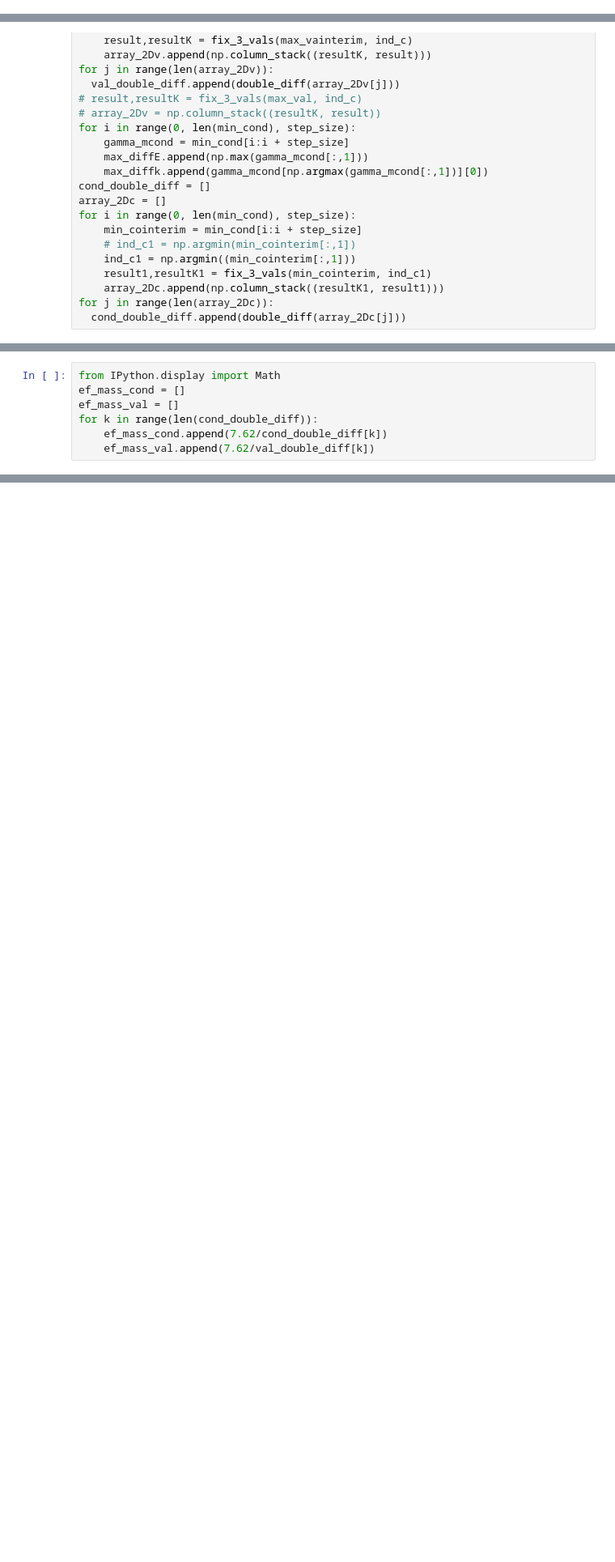
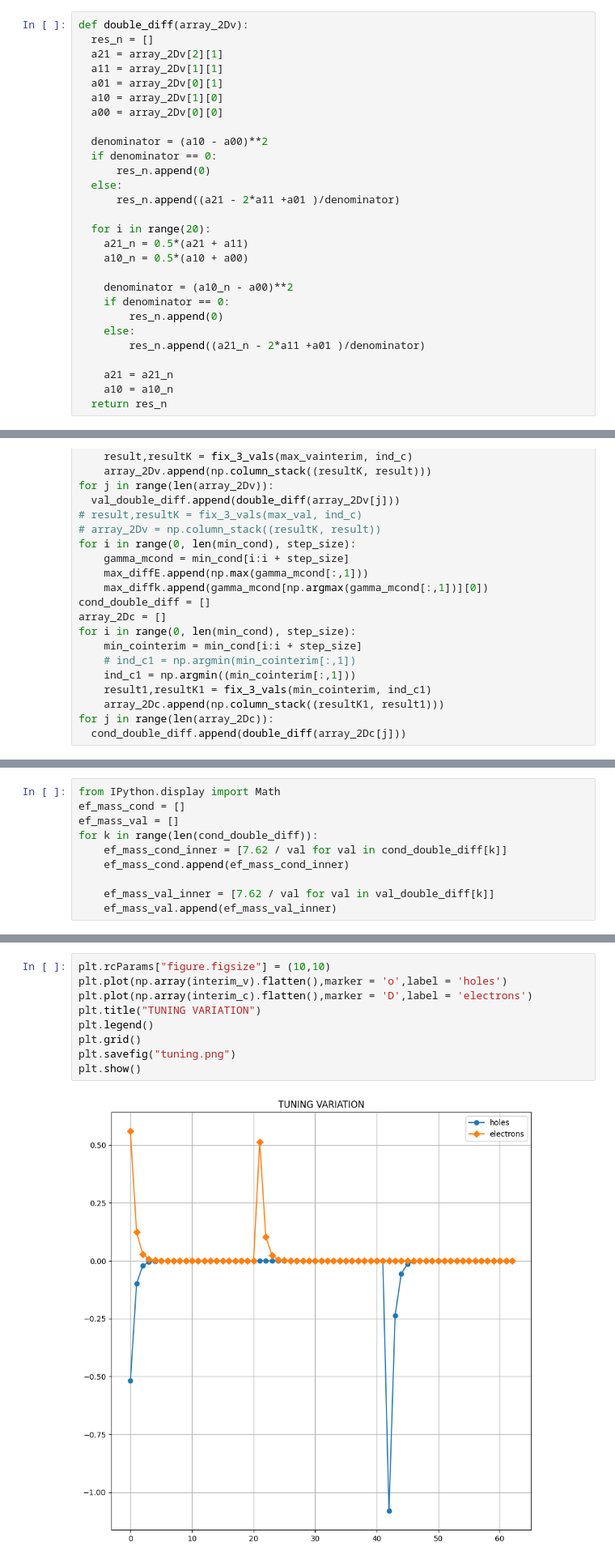
Before and after one commit to shikharkyadesultory/Atomic_Simulation-Eff-mass-Frohlic-omegaLO, a Jupyter notebook: EMC_HRI(indigenous).ipynb, the cells around one changed output, grey strips where cells are left out. Shown: that part at 81% size. Cells and saved outputs as stored; diff of their text form; blank space fills up the shorter version.

```diff
--- a/EMC_HRI(indigenous).ipynb
+++ b/EMC_HRI(indigenous).ipynb
@@ -128,3 +127,31 @@ def double_diff(array_2Dv):
+# %%
+def double_diff(array_2Dv):
+  res_n = []
+  a21 = array_2Dv[2][1]
+  a11 = array_2Dv[1][1]
+  a01 = array_2Dv[0][1]
+  a10 = array_2Dv[1][0]
+  a00 = array_2Dv[0][0]
+
+  denominator = (a10 - a00)**2
+  if denominator == 0:
+      res_n.append(0)
+  else:
+      res_n.append((a21 - 2*a11 +a01 )/denominator)
+
+  for i in range(20):
+    a21_n = 0.5*(a21 + a11)
+    a10_n = 0.5*(a10 + a00)
+
+    denominator = (a10_n - a00)**2
+    if denominator == 0:
+        res_n.append(0)
+    else:
+        res_n.append((a21_n - 2*a11 +a01 )/denominator)
+
+    a21 = a21_n
+    a10 = a10_n
+  return res_n
 # %%
 max_diffE1 = []
 max_diffk1 = []
@@ -170,7 +209,10 @@ from IPython.display import Math
 ef_mass_cond = []
 ef_mass_val = []
 for k in range(len(cond_double_diff)):
-    ef_mass_cond.append(7.62/cond_double_diff[k])
-    ef_mass_val.append(7.62/val_double_diff[k])
+    ef_mass_cond_inner = [7.62 / val for val in cond_double_diff[k]]
+    ef_mass_cond.append(ef_mass_cond_inner)
+
+    ef_mass_val_inner = [7.62 / val for val in val_double_diff[k]]
+    ef_mass_val.append(ef_mass_val_inner)
 # %%
 from IPython.display import Math
@@ -232,0 +255,11 @@ array([-1.22022 , -1.393371])
+# %%
+plt.rcParams["figure.figsize"] = (10,10)
+plt.plot(np.array(interim_v).flatten(),marker = 'o',label = 'holes')
+plt.plot(np.array(interim_c).flatten(),marker = 'D',label = 'electrons')
+plt.title("TUNING VARIATION")
+plt.legend()
+plt.grid()
+plt.savefig("tuning.png")
+plt.show()
+# %% [output]
+[figure, added]
```
Also changed, not shown: parts of 12 cells of this notebook.
